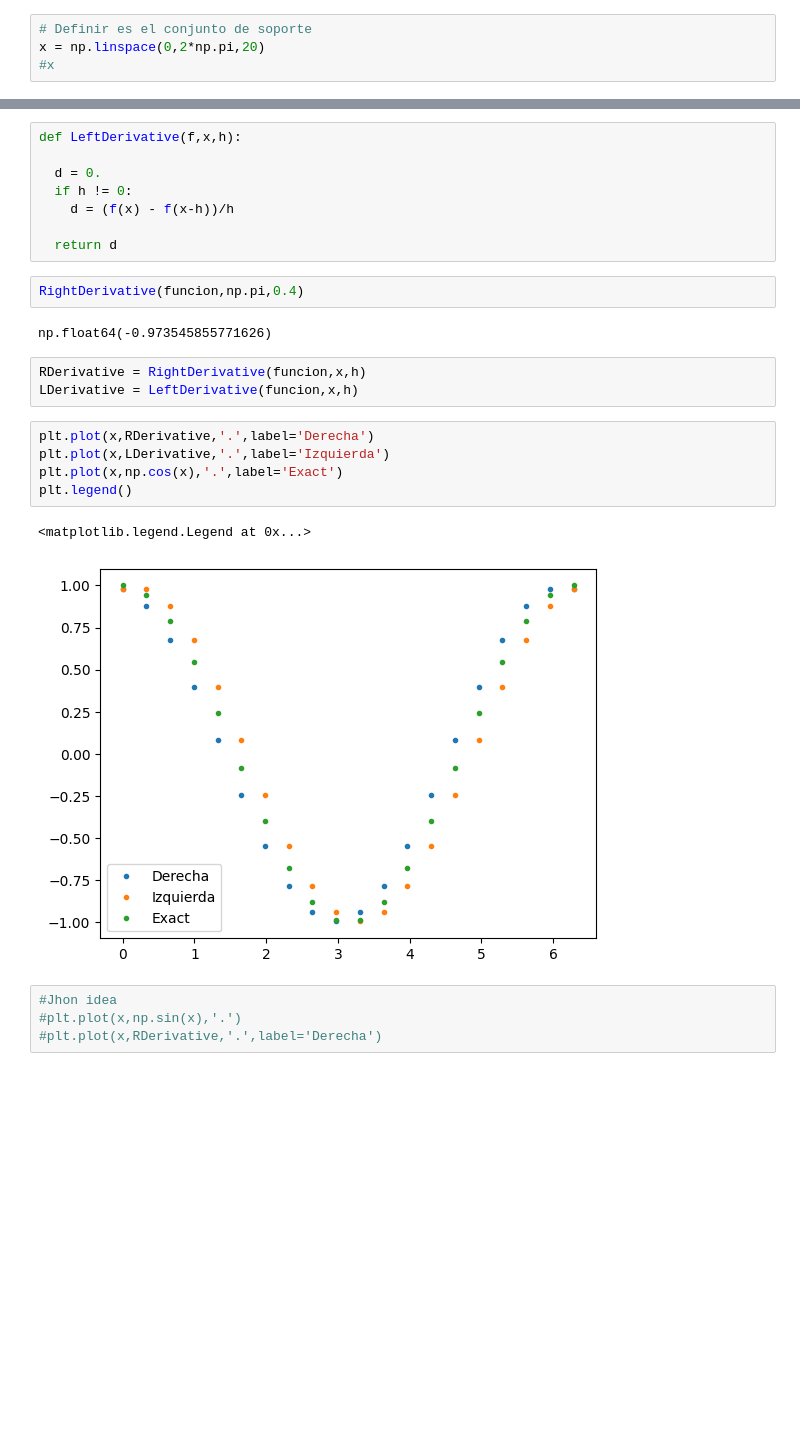
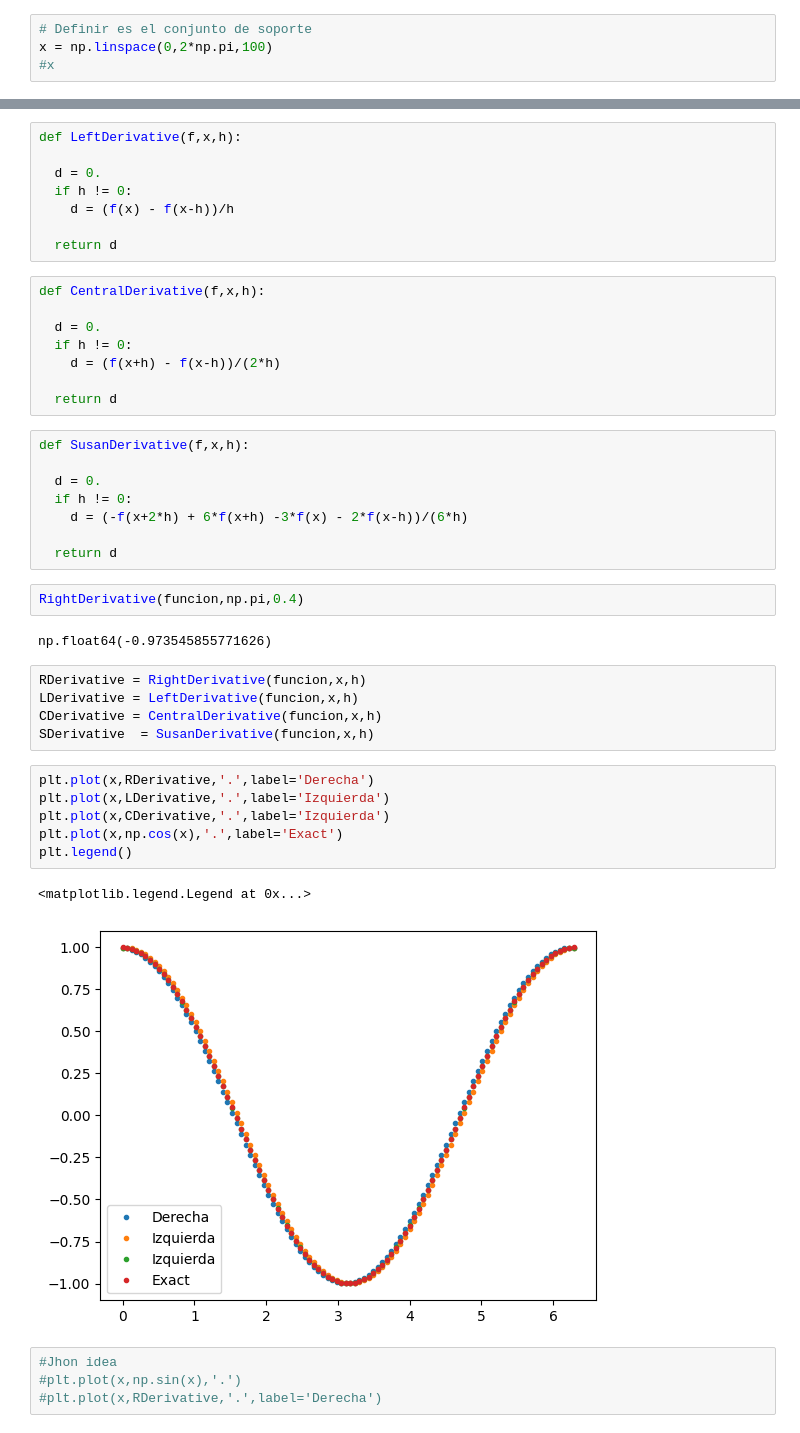
Before and after one commit to asegura4488/MetodosComputacionalesI2025, a Jupyter notebook: Semana3/Derivacion1.ipynb, the cells around one changed output, grey strips where cells are left out. Saved outputs shown, nothing was run; the diff lists cells and outputs as text; blank space fills up the shorter version.

```diff
--- a/Semana3/Derivacion1.ipynb
+++ b/Semana3/Derivacion1.ipynb
@@ -5,7 +5,7 @@ import numpy as np
 import matplotlib.pyplot as plt
 # %%
 # Definir es el conjunto de soporte
-x = np.linspace(0,2*np.pi,20)
+x = np.linspace(0,2*np.pi,100)
 #x
 # %%
 def funcion(x):
@@ -42,6 +42,22 @@ def LeftDerivative(f,x,h):
     d = (f(x) - f(x-h))/h
 
   return d
+# %%
+def CentralDerivative(f,x,h):
+
+  d = 0.
+  if h != 0:
+    d = (f(x+h) - f(x-h))/(2*h)
+
+  return d
+# %%
+def SusanDerivative(f,x,h):
+
+  d = 0.
+  if h != 0:
+    d = (-f(x+2*h) + 6*f(x+h) -3*f(x) - 2*f(x-h))/(6*h)
+
+  return d
 # %%
 RightDerivative(funcion,np.pi,0.4)
 # %% [output]
@@ -49,14 +65,17 @@ np.float64(-0.973545855771626)
 # %%
 RDerivative = RightDerivative(funcion,x,h)
 LDerivative = LeftDerivative(funcion,x,h)
+CDerivative = CentralDerivative(funcion,x,h)
+SDerivative  = SusanDerivative(funcion,x,h)
 # %%
 plt.plot(x,RDerivative,'.',label='Derecha')
 plt.plot(x,LDerivative,'.',label='Izquierda')
+plt.plot(x,CDerivative,'.',label='Izquierda')
 plt.plot(x,np.cos(x),'.',label='Exact')
 plt.legend()
 # %% [output]
 <matplotlib.legend.Legend at 0x...>
-[figure, old version]
+[figure, new version]
 # %%
 #Jhon idea
 #plt.plot(x,np.sin(x),'.')
```
Also changed, not shown: parts of 5 cells of this notebook.
